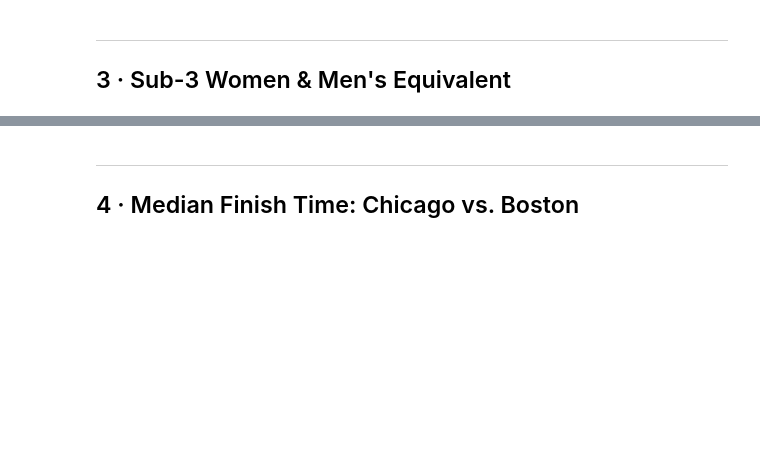
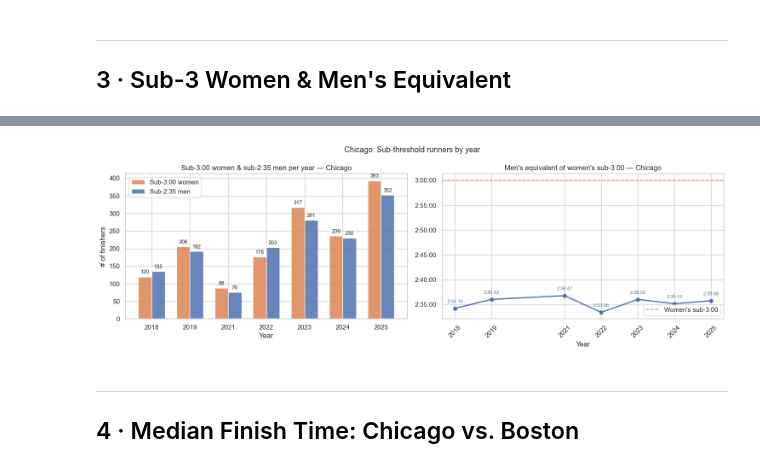
Before and after one commit to racheldadamio/rachels-receipts, a Jupyter notebook: boston_marathon_2/chicago_comparison.ipynb, the cells around one changed output, grey strips where cells are left out. Cells and saved outputs as stored; diff of their text form; code cells hidden in the pictures; blank space fills up the shorter version.

```diff
--- a/boston_marathon_2/chicago_comparison.ipynb
+++ b/boston_marathon_2/chicago_comparison.ipynb
@@ -202,20 +232,26 @@ plt.show()
 ---
 ## 3 · Sub-3 Women & Men's Equivalent
 # %%
-SUB3   = 3 * 3600
+SUB3 = 3 * 3600
 SUB235 = 2 * 3600 + 35 * 60
 
 results = []
 for yr in YEARS:
     sub = df[df["year"] == yr]
     women = sub[sub["gender"] == "F"].sort_values("finish_secs")
-    men   = sub[sub["gender"] == "M"].sort_values("finish_secs")
+    men = sub[sub["gender"] == "M"].sort_values("finish_secs")
     sub3w = women[women["finish_secs"] < SUB3]
     n = len(sub3w)
     equiv = men.iloc[n - 1]["finish_secs"] if n > 0 and n <= len(men) else np.nan
     n_sub235_men = len(men[men["finish_secs"] < SUB235])
-    results.append({"year": yr, "n_sub3_women": n, "n_sub235_men": n_sub235_men,
-                    "mens_equiv_secs": equiv})
+    results.append(
+        {
+            "year": yr,
+            "n_sub3_women": n,
+            "n_sub235_men": n_sub235_men,
+            "mens_equiv_secs": equiv,
+        }
+    )
 
 sub3_df = pd.DataFrame(results)
 sub3_df["mens_equiv_fmt"] = sub3_df["mens_equiv_secs"].apply(
@@ -225,45 +270,74 @@ print(sub3_df[["year", "n_sub3_women", "n_sub235_men", "mens_equiv_fmt"]])
 # %%
 x = np.arange(len(sub3_df))
 width = 0.35
 
 fig, axes = plt.subplots(1, 2, figsize=(15, 5))
 
 # ── Left: sub-3 women vs sub-2:35 men side-by-side ───────────────────────────
 ax = axes[0]
-bars_f = ax.bar(x - width / 2, sub3_df["n_sub3_women"], width,
-                color=palette["F"], alpha=0.85, label="Sub-3:00 women")
-bars_m = ax.bar(x + width / 2, sub3_df["n_sub235_men"], width,
-                color=palette["M"], alpha=0.85, label="Sub-2:35 men")
+bars_f = ax.bar(
+    x - width / 2,
+    sub3_df["n_sub3_women"],
+    width,
+    color=palette["F"],
+    alpha=0.85,
+    label="Sub-3:00 women",
+)
+bars_m = ax.bar(
+    x + width / 2,
+    sub3_df["n_sub235_men"],
+    width,
+    color=palette["M"],
+    alpha=0.85,
+    label="Sub-2:35 men",
+)
 ax.bar_label(bars_f, padding=3, fontsize=9)
 ax.bar_label(bars_m, padding=3, fontsize=9)
 ax.set_title("Sub-3:00 women & sub-2:35 men per year — Chicago", fontsize=12)
 ax.set_xlabel("Year")
 ax.set_ylabel("# of finishers")
 ax.set_xticks(x)
 ax.set_xticklabels(sub3_df["year"])
 ax.legend()
 
 # ── Right: men's equivalent time ─────────────────────────────────────────────
 ax = axes[1]
-ax.plot(sub3_df["year"], sub3_df["mens_equiv_secs"] / 60,
-        marker="o", color=palette["M"], linewidth=2)
+ax.plot(
+    sub3_df["year"],
+    sub3_df["mens_equiv_secs"] / 60,
+    marker="o",
+    color=palette["M"],
+    linewidth=2,
+)
 for _, row in sub3_df.iterrows():
-    ax.annotate(row["mens_equiv_fmt"],
-                (row["year"], row["mens_equiv_secs"] / 60),
-                textcoords="offset points", xytext=(0, 9),
-                ha="center", fontsize=8, color=palette["M"])
-ax.axhline(SUB3 / 60, color=palette["F"], linestyle="--",
-           linewidth=1.5, label="Women's sub-3:00")
+    ax.annotate(
+        row["mens_equiv_fmt"],
+        (row["year"], row["mens_equiv_secs"] / 60),
+        textcoords="offset points",
+        xytext=(0, 9),
+        ha="center",
+        fontsize=8,
+        color=palette["M"],
+    )
+ax.axhline(
+    SUB3 / 60,
+    color=palette["F"],
+    linestyle="--",
+    linewidth=1.5,
+    label="Women's sub-3:00",
+)
 ax.set_title("Men's equivalent of women's sub-3:00 — Chicago", fontsize=12)
 ax.set_xlabel("Year")
 ax.yaxis.set_major_formatter(plt.FuncFormatter(lambda x, _: fmt_time(x * 60)))
 ax.set_xticks(sub3_df["year"])
 ax.tick_params(axis="x", rotation=45)
 ax.legend()
 
 fig.suptitle("Chicago: Sub-threshold runners by year", fontsize=13)
 plt.tight_layout()
 plt.show()
+# %% [output]
+[figure, added]
 # %% [markdown]
 ---
 ## 4 · Median Finish Time: Chicago vs. Boston
```
Also changed, not shown: parts of 8 cells of this notebook.
